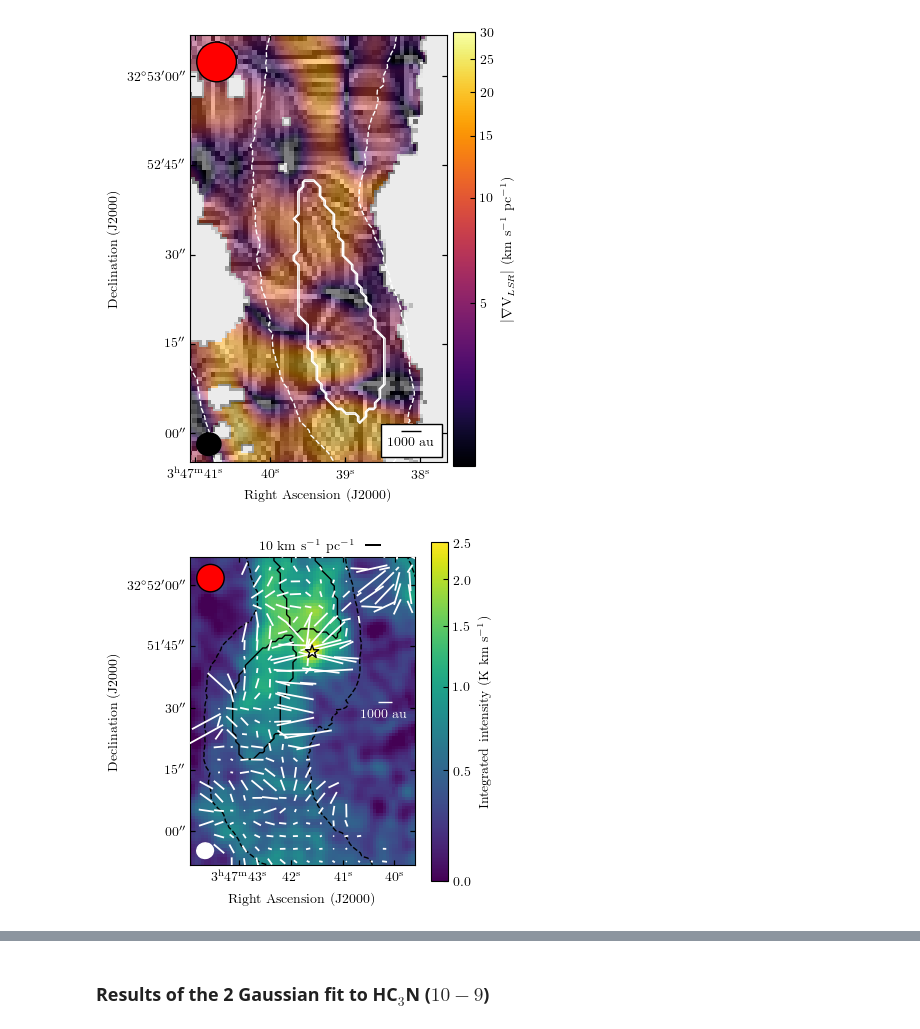
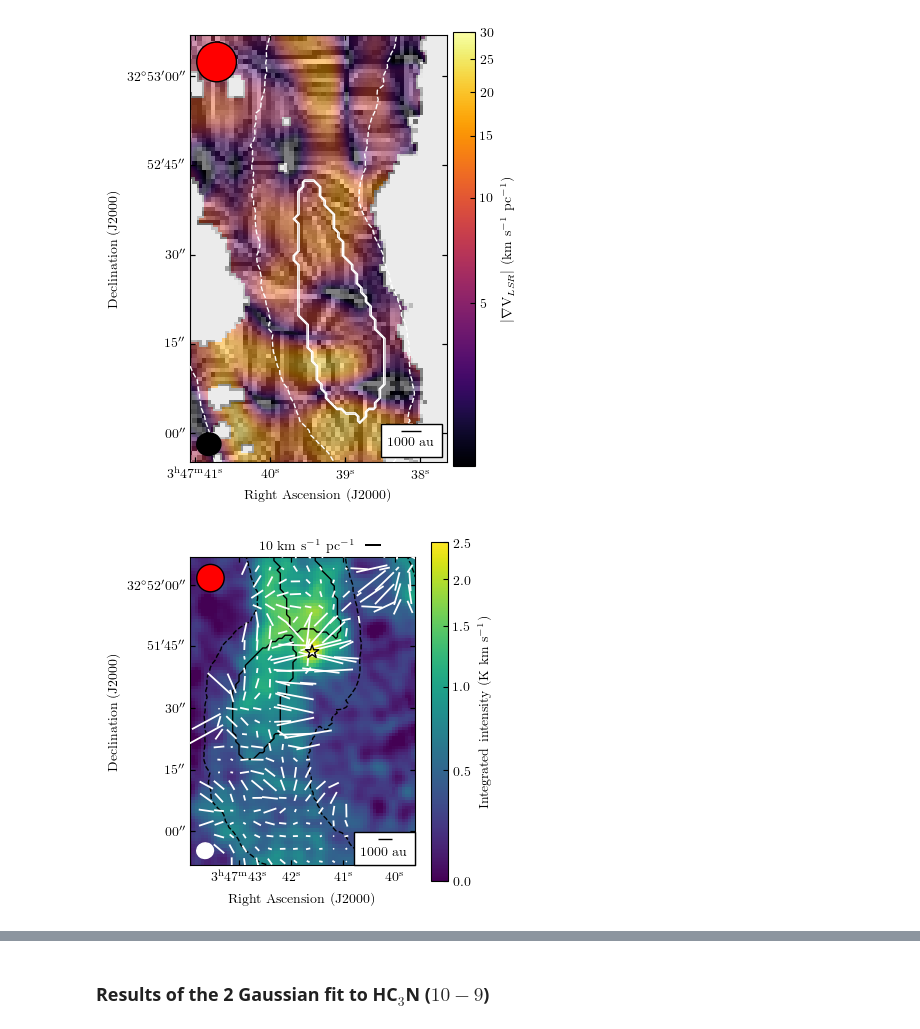
Before and after one commit to tere-valdivia/Barnard_5_infall, a Jupyter notebook: figures.ipynb, the cells around one changed output, grey strips where cells are left out. Cells and saved outputs as stored; diff of their text form; code cells hidden in the pictures.

Commit message:
fixed kepler plots

```diff
--- a/figures.ipynb
+++ b/figures.ipynb
@@ -827,35 +827,35 @@ vectorx = np.where(mask.astype(bool), vectorx, np.nan)
 vectory = np.where(mask.astype(bool), vectory, np.nan)
 vectorx2 = vectorx[2::ns, 2::ns]
 vectory2 = vectory[2::ns, 2::ns]
 xx = np.linspace(0, np.shape(vectorx)[1], np.shape(vectorx)[1])
 yy = np.linspace(0, np.shape(vectorx)[0], np.shape(vectorx)[0])
 xx2 = xx[2::ns].copy()
 yy2 = yy[2::ns].copy()
 norm = simple_norm(mapdata, stretch, min_cut=vmin, max_cut=vmax, asinh_a = vmid)
 
 fig = plt.figure(figsize=(4,4))
 gc = fig.add_subplot(111, projection=wcs)
 im = gc.imshow(mapdata, origin='lower', cmap=cmap, norm=norm)
 qui = gc.quiver(xx2, yy2, vectorx2, vectory2, scale=2, scale_units='y', pivot='mid', width=0.008, color='w', zorder=100, headwidth=0, headlength=0, headaxislength=0)
 gc.quiverkey(qui, X=0.62, Y=0.91, U=10,label=r'10 km s$^{-1}$ pc$^{-1}$', labelpos='W', coordinates='figure', labelcolor='k', color='k')
 gc.set_xlim([69,140])
 gc.set_ylim([85,182])
 gc.scatter(ra_yso, dec_yso, marker='*', transform=gc.get_transform('fk5'), s=100,
            edgecolor='k', facecolor='none', zorder=500)
 gc.contour(contdata, levels=np.array([0.5]), colors='k', linewidths=1)
 gc.contour(contdata_NH3, levels=nh3mom0levels, colors='k', linestyles='dashed', transform=gc.get_transform(WCS(fits.getheader(nh3mom0file))), linewidths=1)
 # gc.contour(tpeak, transform=gc.get_transform(WCS(tpeakheader)), levels=[0.5], colors='k', zorder=10)
 add_beam(gc, major=bmaj, minor=bmin, angle=bpa, frame=False, pad=0.1, ec = 'w', fc='w')
-add_scalebar(gc, scalebardeg_s, label=str(scalebarsize_s)+' au', color='w', fontproperties=fontprops, corner='right', borderpad=0)
+add_scalebar(gc, scalebardeg_s, label=str(scalebarsize_s)+' au', color='k', fontproperties=fontprops, corner='bottom right', borderpad=0, frame=True)
 gc.set_xlabel('Right Ascension (J2000)')
 gc.set_ylabel('Declination (J2000)')
 fig.colorbar(im, ax=gc, pad=0.05, label=r'Integrated intensity (K km s$^{-1}$)', shrink=1.1)
 add_beam(gc, major=2*np.sqrt(bmaj * bmin / (2 * np.log(2))), minor=2*np.sqrt(bmaj * bmin / (2 * np.log(2))), angle=0*u.deg, frame=False, pad=0.1, ec = 'k', fc='r', corner='top left')
 
 if savefigure:
     fig.savefig(figname, dpi=dpibase, bbox_inches='tight')
 # %% [output]
-[figure, old version]
+[figure, new version]
 # %%
 # quiver plot, zoomed into the condensations of the north, with intensity behind
 
```
Also changed, not shown: parts of 5 cells of this notebook, 8 other files.
